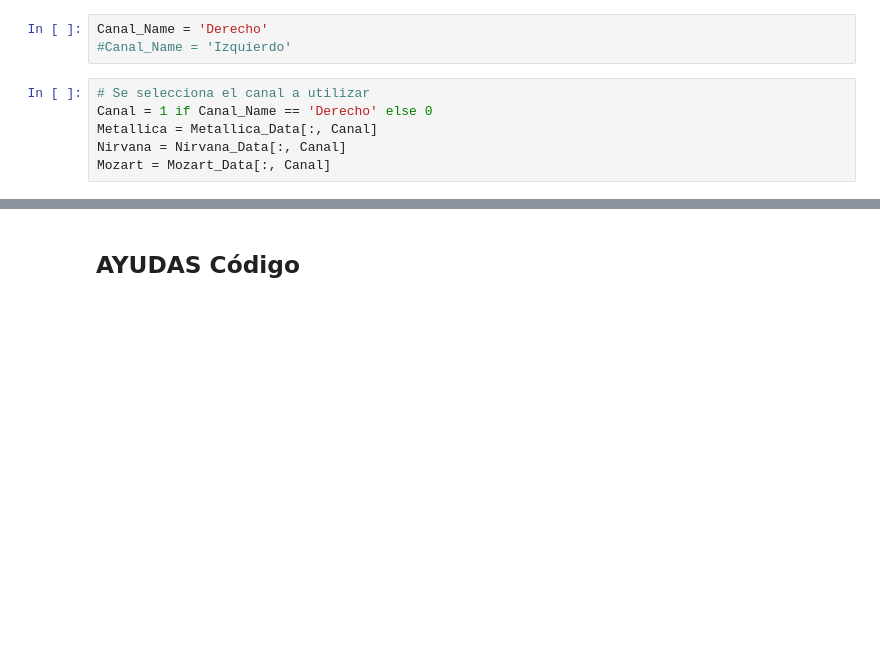
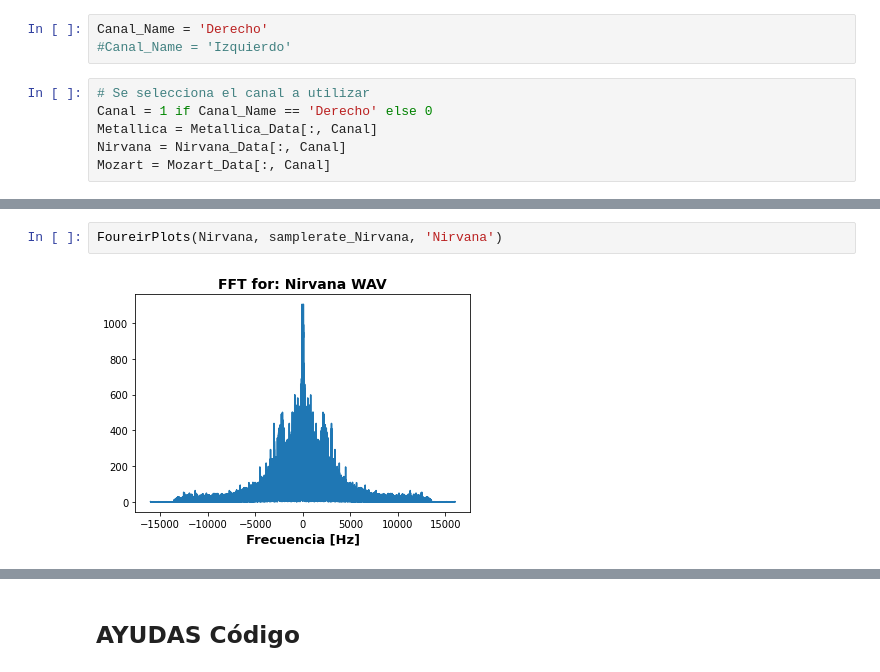
Before and after one commit to capajaro/DSP_Project, a Jupyter notebook: Proyecto_Final_DSP_UN.ipynb, the cells around one changed output, grey strips where cells are left out. Drawn from its saved outputs; the diff is of its cells as text; blank space fills up the shorter version.

```diff
--- a/Proyecto_Final_DSP_UN.ipynb
+++ b/Proyecto_Final_DSP_UN.ipynb
@@ -103,0 +103,4 @@ FoureirPlots(Metallica_Data[:,0], samplerate_Metallica, 'Metallica - SciPy')
+# %%
+FoureirPlots(Nirvana, samplerate_Nirvana, 'Nirvana')
+# %% [output]
+[figure, added]
```
Also changed, not shown: parts of 7 cells of this notebook.
